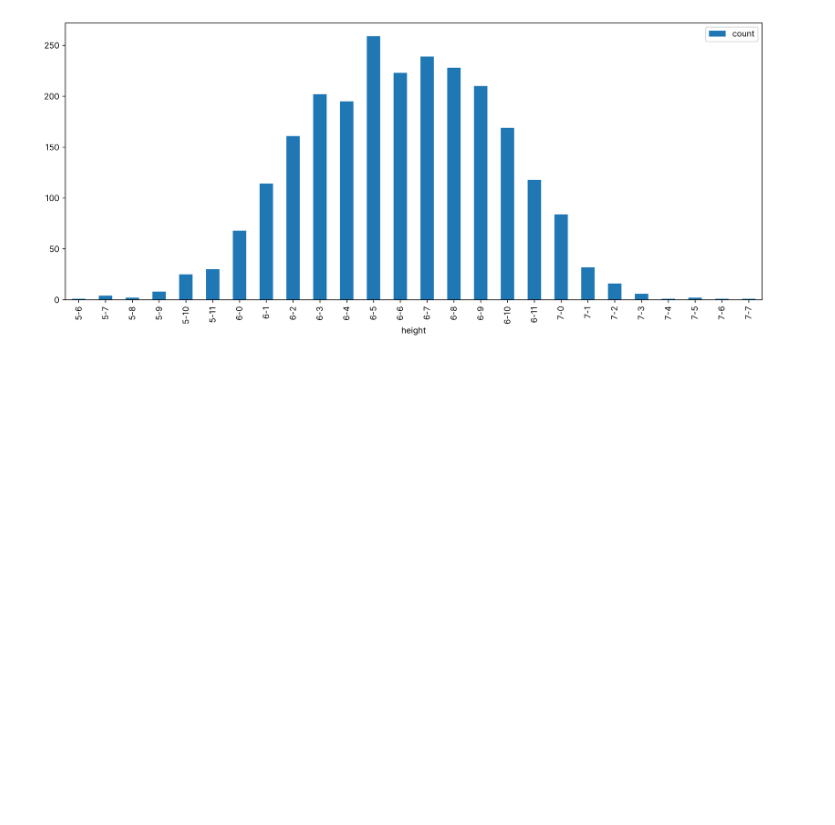
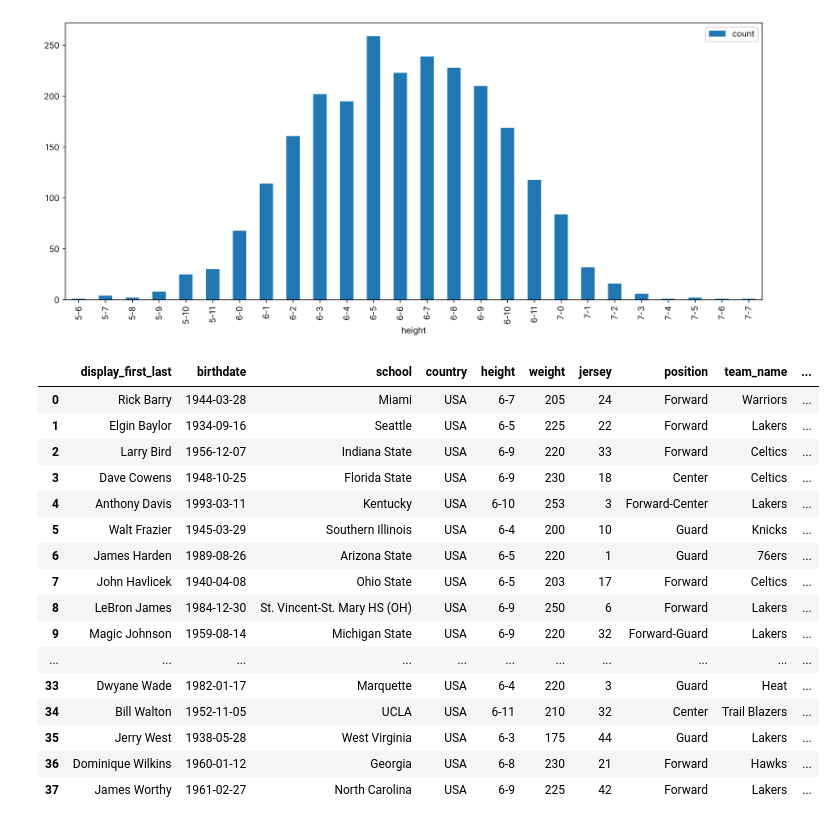
Before and after one commit to malte-j/dataviz-2023, a Jupyter notebook: notebooks/players.ipynb, the cells around one changed output. Drawn from its saved outputs; the diff is of its cells as text; code cells hidden in the pictures; blank space fills up the shorter version.

```diff
--- a/notebooks/players.ipynb
+++ b/notebooks/players.ipynb
@@ -127,3 +127,25 @@ heights.plot.bar(x="height", y="count", figsize=(15,6))
 # %% [output]
 <AxesSubplot:xlabel='height'>
 [figure]
+# %%
+%sql playerss << SELECT display_first_last, birthdate, school, country, height, weight, jersey, position, team_name, from_year, to_year FROM read_csv_auto('../archive/csv/common_player_info.csv') AS common_player_info WHERE greatest_75_flag = 'Y' ;
+playerss: pd.DataFrame
+playerss
+# %% [output]
+|  | display_first_last | birthdate | school | country | height | weight | jersey | position | team_name | ... |
+| 0 | Rick Barry | 1944-03-28 | Miami | USA | 6-7 | 205 | 24 | Forward | Warriors | ... |
+| 1 | Elgin Baylor | 1934-09-16 | Seattle | USA | 6-5 | 225 | 22 | Forward | Lakers | ... |
+| 2 | Larry Bird | 1956-12-07 | Indiana State | USA | 6-9 | 220 | 33 | Forward | Celtics | ... |
+| 3 | Dave Cowens | 1948-10-25 | Florida State | USA | 6-9 | 230 | 18 | Center | Celtics | ... |
+| 4 | Anthony Davis | 1993-03-11 | Kentucky | USA | 6-10 | 253 | 3 | Forward-Center | Lakers | ... |
+| 5 | Walt Frazier | 1945-03-29 | Southern Illinois | USA | 6-4 | 200 | 10 | Guard | Knicks | ... |
+| 6 | James Harden | 1989-08-26 | Arizona State | USA | 6-5 | 220 | 1 | Guard | 76ers | ... |
+| 7 | John Havlicek | 1940-04-08 | Ohio State | USA | 6-5 | 203 | 17 | Forward | Celtics | ... |
+| 8 | LeBron James | 1984-12-30 | St. Vincent-St. Mary HS (OH) | USA | 6-9 | 250 | 6 | Forward | Lakers | ... |
+| 9 | Magic Johnson | 1959-08-14 | Michigan State | USA | 6-9 | 220 | 32 | Forward-Guard | Lakers | ... |
+| ... | ... | ... | ... | ... | ... | ... | ... | ... | ... | ... |
+| 33 | Dwyane Wade | 1982-01-17 | Marquette | USA | 6-4 | 220 | 3 | Guard | Heat | ... |
+| 34 | Bill Walton | 1952-11-05 | UCLA | USA | 6-11 | 210 | 32 | Center | Trail Blazers | ... |
+| 35 | Jerry West | 1938-05-28 | West Virginia | USA | 6-3 | 175 | 44 | Guard | Lakers | ... |
+| 36 | Dominique Wilkins | 1960-01-12 | Georgia | USA | 6-8 | 230 | 21 | Forward | Hawks | ... |
+| 37 | James Worthy | 1961-02-27 | North Carolina | USA | 6-9 | 225 | 42 | Forward | Lakers | ... |
```
Also changed, not shown: 6 other files.
